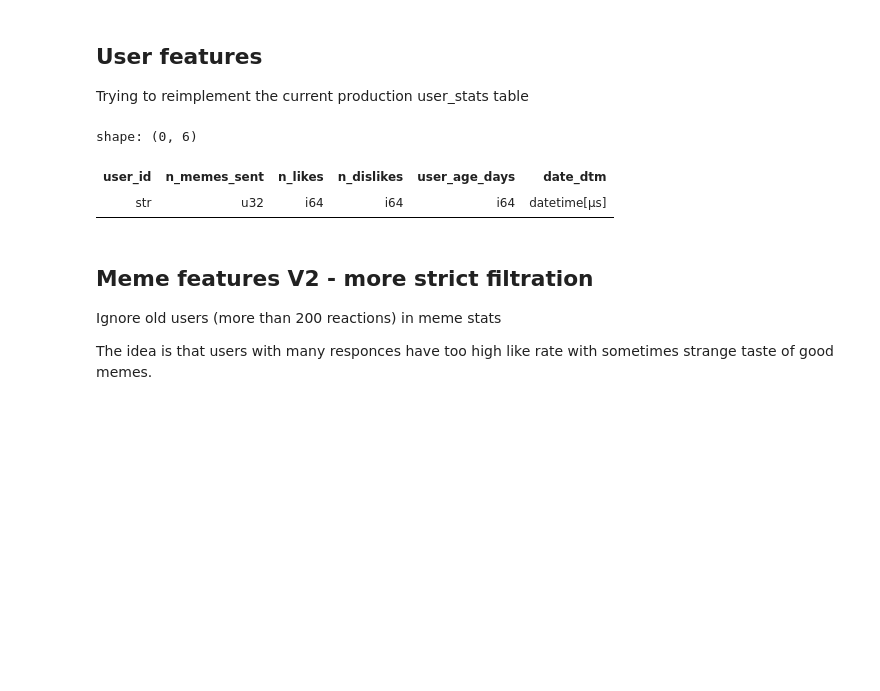
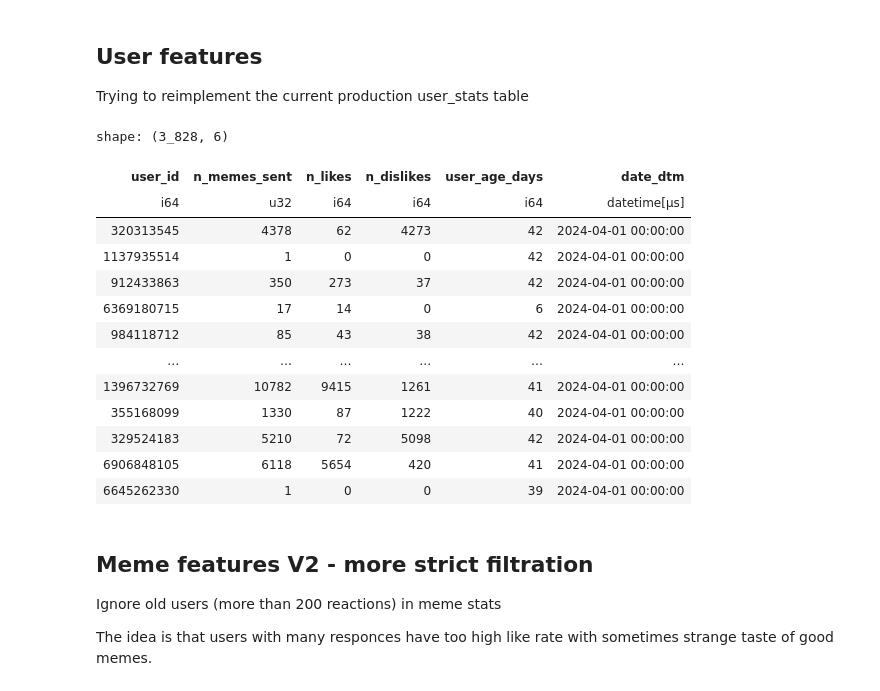
Before and after one commit to ffmemes/ff-research, a Jupyter notebook: 2405_cold_start_baselines/Cold Start Dataset Preparation.ipynb, the cells around one changed output. Cells and saved outputs as stored; diff of their text form; code cells hidden in the pictures; blank space fills up the shorter version.

```diff
--- a/2405_cold_start_baselines/Cold Start Dataset Preparation.ipynb
+++ b/2405_cold_start_baselines/Cold Start Dataset Preparation.ipynb
@@ -159,19 +222,34 @@ user_meme_proc_v2_df = (
 # %%
-def get_meme_stats_day(user_meme_proc_df, meme_proc_df, date_dtm):
+def get_meme_stats_day(date_dtm, user_features_daily_df=None):
     stats = (
         user_meme_proc_df
         .filter(pl.col('sent_at') < date_dtm)
+        .with_columns(pl.col('sent_at').dt.truncate('1d').alias('date_dtm'))
+    )
+    if user_features_daily_df is not None:
+        fresh_users = (
+            user_features_daily_df
+            .filter(pl.col('n_memes_sent') < 300)
+            .select('user_id', 'date_dtm')
+        )
+        stats = stats.join(fresh_users, on=['user_id', 'date_dtm'], how='inner')
+
+    stats = (
+        stats
         .group_by('meme_id').agg(
             (pl.col('reaction_id').count() + pl.col('reaction_id').null_count()).alias('n_memes_sent'),
             (pl.col('reaction_id') == 1).cast(pl.Int64).sum().alias('n_likes'),
             (pl.col('reaction_id') == 2).cast(pl.Int64).sum().alias('n_dislikes'),
         )
     )
+
     return (
-        meme_proc_df
-        .select(pl.col('id').alias('meme_id'), 'language_code', 'created_at')
+        meme_df
+        .select(pl.col('id').alias('meme_id'), 'language_code', 'created_at', 'meme_source_id', 'status')
+        .join(meme_source_df.select('id', 'url'), left_on='meme_source_id', right_on='id')
         .filter(pl.col('created_at') < date_dtm)
         .join(stats, on='meme_id', how='left')
+        .join(vk_meme_stats_df, on='meme_id', how='left')
         .fill_null(0)
         .with_columns((pl.lit(date_dtm) - pl.col('created_at')).dt.total_days().alias('age_days'))
         .drop('created_at')
@@ -198,11 +276,11 @@ shape: (38_473, 7)
 # %%
 # Not very reliable though no constants
 # Drop the first day
-dates_dtm = user_meme_proc_v2_df.select(pl.col('sent_at').dt.truncate('1d')).unique().sort('sent_at').get_column('sent_at').to_list()
+dates_dtm = user_meme_df.select(pl.col('sent_at').dt.truncate('1d')).unique().sort('sent_at').get_column('sent_at').to_list()
 # %%
 res = []
 for date_dtm in dates_dtm:
-    res.append(get_meme_stats_day(user_meme_proc_v2_df, meme_proc_df, date_dtm))
+    res.append(get_meme_stats_day(date_dtm))
 
 meme_features_daily_df = (
     pl.concat(res)
@@ -224,24 +296,36 @@ user_created_df = (
 def get_user_stats_day(user_meme_proc_df, date_dtm):
     return (
         user_meme_proc_df
+        .select('user_id', 'meme_id', 'sent_at', 'reaction_id')
         .filter(pl.col('sent_at') < date_dtm)
         .group_by('user_id').agg(
             (pl.col('reaction_id').count() + pl.col('reaction_id').null_count()).alias('n_memes_sent'),
             (pl.col('reaction_id') == 1).cast(pl.Int64).sum().alias('n_likes'),
             (pl.col('reaction_id') == 2).cast(pl.Int64).sum().alias('n_dislikes'),
         )
-        .join(user_created_df, left_on='user_id', right_on='id')
+        .join(user_df.select('id', 'created_at'), left_on='user_id', right_on='id')
         .with_columns((pl.lit(date_dtm) - pl.col('created_at')).dt.total_days().alias('user_age_days'))
         .drop('created_at')
         .with_columns(pl.lit(date_dtm).dt.truncate('1d').alias('date_dtm'))
     )
 # %%
 # Testing
-get_user_stats_day(user_meme_proc_v2_df, datetime(2024, 4, 1))
+get_user_stats_day(user_meme_df, datetime(2024, 4, 1))
 # %% [output]
-shape: (0, 6)
+shape: (3_828, 6)
 | user_id | n_memes_sent | n_likes | n_dislikes | user_age_days | date_dtm |
-| str | u32 | i64 | i64 | i64 | datetime[μs] |
+| i64 | u32 | i64 | i64 | i64 | datetime[μs] |
+| 320313545 | 4378 | 62 | 4273 | 42 | 2024-04-01 00:00:00 |
+| 1137935514 | 1 | 0 | 0 | 42 | 2024-04-01 00:00:00 |
+| 912433863 | 350 | 273 | 37 | 42 | 2024-04-01 00:00:00 |
+| 6369180715 | 17 | 14 | 0 | 6 | 2024-04-01 00:00:00 |
+| 984118712 | 85 | 43 | 38 | 42 | 2024-04-01 00:00:00 |
+| … | … | … | … | … | … |
+| 1396732769 | 10782 | 9415 | 1261 | 41 | 2024-04-01 00:00:00 |
+| 355168099 | 1330 | 87 | 1222 | 40 | 2024-04-01 00:00:00 |
+| 329524183 | 5210 | 72 | 5098 | 42 | 2024-04-01 00:00:00 |
+| 6906848105 | 6118 | 5654 | 420 | 41 | 2024-04-01 00:00:00 |
+| 6645262330 | 1 | 0 | 0 | 39 | 2024-04-01 00:00:00 |
 # %%
 res = []
 for date_dtm in dates_dtm:
```
Also changed, not shown: parts of 31 cells of this notebook, 5 other files.
